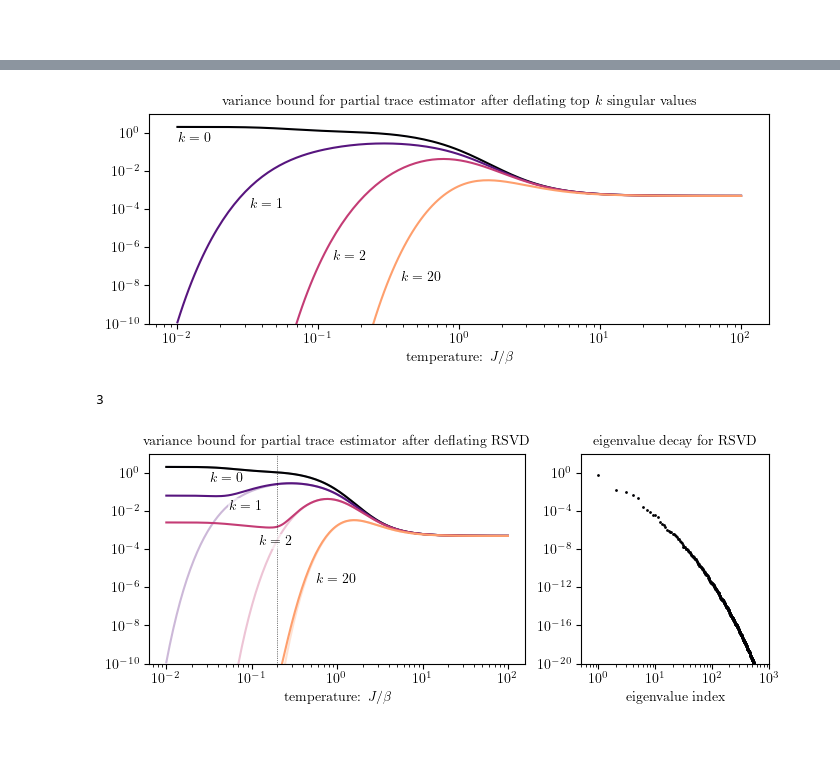
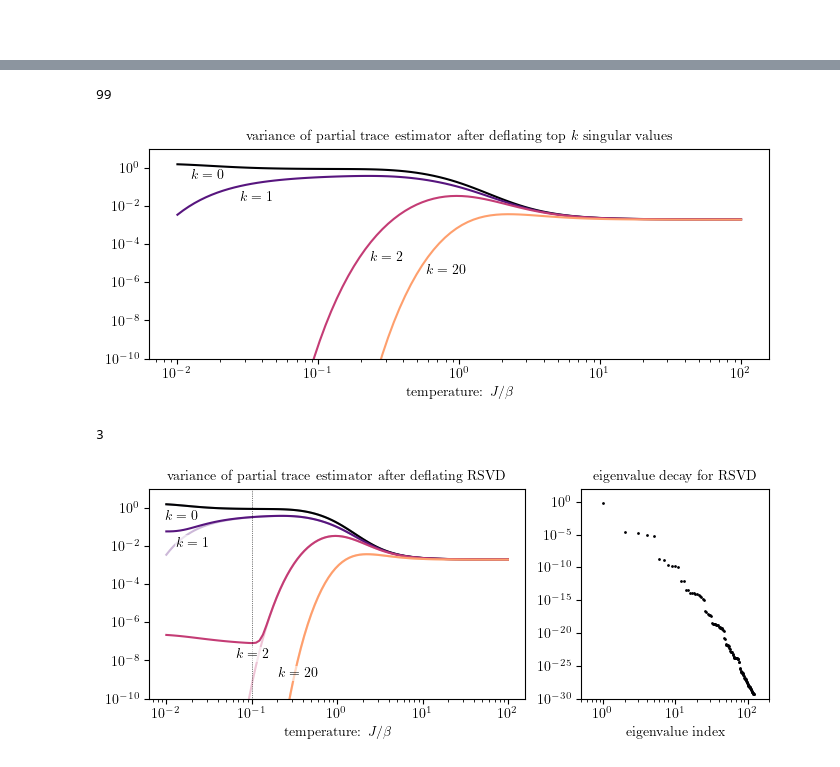
Before and after one commit to tchen-research/faster_partial_trace, a Jupyter notebook: intro_plot/intro_plot.ipynb, the cells around one changed output, grey strips where cells are left out. Cells and saved outputs as stored; diff of their text form; code cells hidden in the pictures.

Commit message:
update intro plots

```diff
--- a/intro_plot/intro_plot.ipynb
+++ b/intro_plot/intro_plot.ipynb
@@ -31,7 +31,7 @@ $\renewcommand{\vec}{\mathbf}$
 s = 1/2
 M = int(2*s+1)
 
-N = 12
+N = 10
 n = M**N
 
 N_s = 2
@@ -56,22 +56,31 @@ Wall time: 103 ms
 # %%
 Λ,V = np.linalg.eigh(H.A)
-# %%
-Λ = np.linalg.eigvalsh(H.A)
 # %%
 E0 = np.min(Λ)
 # %%
-n_βs = 200
+n_βs = 100
 βs = 1/np.logspace(-2,2,n_βs)
 
 ks = [0,1,2,20]
 
 var = np.zeros((n_βs,len(ks)))
 for l,β in enumerate(βs):
+    print(l)
+    clear_output(wait=True)
 
     f = lambda x: np.exp(-β*(x-E0))
 
     for ki,k in enumerate(ks):
-        var[l,ki] = 2 * np.linalg.norm(f(Λ[k:]))**2 / np.sum(f(Λ))**2
+
+        fH = V[:,k:]@np.diag(f(Λ[k:]))@V[:,k:].T
+
+        for i in range(d_a):
+            for j in range(d_a):
+                M = fH[i*d_b:(i+1)*d_b,j*d_b:(j+1)*d_b]
+                var[l,ki] += np.linalg.norm(M + M.T)**2
+        var[l,ki] /= 2*np.sum(f(Λ))**2
+# %% [output]
+99
 # %%
 fig,axs = plt.subplots(1,1,figsize=(8,3))
 plt.subplots_adjust(bottom=.18,wspace=.1)
@@ -81,28 +90,23 @@ for ki,k in enumerate(ks):
     axs.plot(1/βs,var[:,ki],color=c[ki]);
 
 
-axs.text(.1,.91,rf'$k={ks[0]}$',ha='right', va='top', transform=axs.transAxes)
-axs.text(.215,.6,rf'$k={ks[1]}$',ha='right', va='top', transform=axs.transAxes)
-axs.text(.35,.35,rf'$k={ks[2]}$',ha='right', va='top', transform=axs.transAxes)
-axs.text(.47,.25,rf'$k={ks[3]}$',ha='right', va='top', transform=axs.transAxes)
+axs.text(.12,.905,rf'$k={ks[0]}$',ha='right', va='top', transform=axs.transAxes)
+axs.text(.2,.8,rf'$k={ks[1]}$',ha='right', va='top', transform=axs.transAxes)
+axs.text(.41,.51,rf'$k={ks[2]}$',ha='right', va='top', transform=axs.transAxes)
+axs.text(.51,.45,rf'$k={ks[3]}$',ha='right', va='top', transform=axs.transAxes)
 
 
 axs.set_xscale('log')
 axs.set_yscale('log')
 axs.set_ylim(1e-10,10)
 
-axs.set_title('variance bound for partial trace estimator after deflating top $k$ singular values',fontsize=10)
+axs.set_title('variance of partial trace estimator after deflating top $k$ singular values',fontsize=10)
 axs.set_xlabel(rf'temperature: $J/\beta$')
 
 plt.savefig('imgs/variance_example.pdf')
 # %% [output]
-[figure, old version]
+[figure, new version]
 # %%
-n_βs = 200
-βs = 1/np.logspace(-2,2,n_βs)
-
-ks = [0,1,2,20]
-
 var_sketch = np.zeros((n_βs,len(ks)))
 for ki,k in enumerate(ks):
     print(ki)
@@ -111,55 +115,62 @@ for ki,k in enumerate(ks):
     np.random.seed(0)
     Ω = np.random.randn(n,k)
 
-    β_sketch = 1/2e-1
+    β_sketch = 1/1e-1
     f_sketch = lambda x: np.exp(-β_sketch*(x-E0))
-    Q,_ = np.linalg.qr(f_sketch(Λ)[:,None]*Ω)
+    f_sketchH = V@np.diag(f_sketch(Λ))@V.T
+    Q,_ = np.linalg.qr(f_sketchH@Ω)
 
     for l,β in enumerate(βs):
 
         f = lambda x: np.exp(-β*(x-E0))
+        fH = V@np.diag(f(Λ))@V.T
 
-        fH_sketch = Q@(Q.T@(f(Λ)[:,None]*Q))@Q.T
-        var_sketch[l,ki] = 2 * np.linalg.norm(fH_sketch-np.diag(f(Λ)))**2 / np.sum(f(Λ))**2
+        fH_sketch = fH - Q@(Q.T@fH@Q)@Q.T
+
+        for i in range(d_a):
+            for j in range(d_a):
+                M = fH_sketch[i*d_b:(i+1)*d_b,j*d_b:(j+1)*d_b]
+                var_sketch[l,ki] += np.linalg.norm(M + M.T)**2
+        var_sketch[l,ki] /= 2*np.sum(f(Λ))**2
 # %% [output]
 3
 # %%
 fig,axs = plt.subplots(1,2,figsize=(8,3),width_ratios=[2,1])
 plt.subplots_adjust(bottom=.18,wspace=.2)
 
 c = plt.cm.magma(np.linspace(0,.8,len(ks)))
 for ki,k in enumerate(ks):
     axs[0].plot(1/βs,var_sketch[:,ki],color=c[ki]);
     axs[0].plot(1/βs,var[:,ki],color=c[ki],alpha=.3);
 
 
-axs[0].text(.25,.91,rf'$k={ks[0]}$',ha='right', va='top', transform=axs[0].transAxes,bbox=dict(facecolor='white',alpha=.6,edgecolor='none',pad=1))
-axs[0].text(.3,.78,rf'$k={ks[1]}$',ha='right', va='top', transform=axs[0].transAxes,bbox=dict(facecolor='white',alpha=.6,edgecolor='none',pad=1))
-axs[0].text(.38,.61,rf'$k={ks[2]}$',ha='right', va='top', transform=axs[0].transAxes,bbox=dict(facecolor='white',alpha=.6,edgecolor='none',pad=1))
-axs[0].text(.55,.43,rf'$k={ks[3]}$',ha='right', va='top', transform=axs[0].transAxes,bbox=dict(facecolor='white',alpha=.6,edgecolor='none',pad=1))
+axs[0].text(.13,.9,rf'$k={ks[0]}$',ha='right', va='top', transform=axs[0].transAxes,bbox=dict(facecolor='white',alpha=.6,edgecolor='none',pad=1))
+axs[0].text(.16,.77,rf'$k={ks[1]}$',ha='right', va='top', transform=axs[0].transAxes,bbox=dict(facecolor='white',alpha=.6,edgecolor='none',pad=1))
+axs[0].text(.32,.24,rf'$k={ks[2]}$',ha='right', va='top', transform=axs[0].transAxes,bbox=dict(facecolor='white',alpha=.6,edgecolor='none',pad=1))
+axs[0].text(.45,.15,rf'$k={ks[3]}$',ha='right', va='top', transform=axs[0].transAxes,bbox=dict(facecolor='white',alpha=.6,edgecolor='none',pad=1))
 
 axs[0].axvline(1/β_sketch,color='k',lw=.5,ls=':')
 
 
 axs[0].set_xscale('log')
 axs[0].set_yscale('log')
 axs[0].set_ylim(1e-10,10)
 
-axs[0].set_title('variance bound for partial trace estimator after deflating RSVD',fontsize=10)
+axs[0].set_title('variance of partial trace estimator after deflating RSVD',fontsize=10)
 axs[0].set_xlabel(rf'temperature: $J/\beta$')
 
 
 #axins = axs.inset_axes([0.6, 0.2, 0.3, 0.6])
 f = lambda x: np.exp(-β_sketch*(x-E0))
 axs[1].plot(f(Λ),ls='None',marker='.',ms=2,color=c[0])
 axs[1].set_yscale('log')
 axs[1].set_xscale('log')
-axs[1].set_ylim(1e-20,1e2)
-axs[1].set_xlim(5e-1,1e3)
-axs[1].set_xticks([1,10,100,1000])
+axs[1].set_ylim(1e-30,1e2)
+axs[1].set_xlim(5e-1,2e2)
+axs[1].set_xticks([1,10,100])
 axs[1].set_title('eigenvalue decay for RSVD',fontsize=10)
 axs[1].set_xlabel('eigenvalue index',fontsize=10)
 
 plt.savefig('imgs/variance_example_sketch.pdf')
 # %% [output]
-[figure, old version]
+[figure, new version]
```
Also changed, not shown: parts of 1 cell of this notebook.
